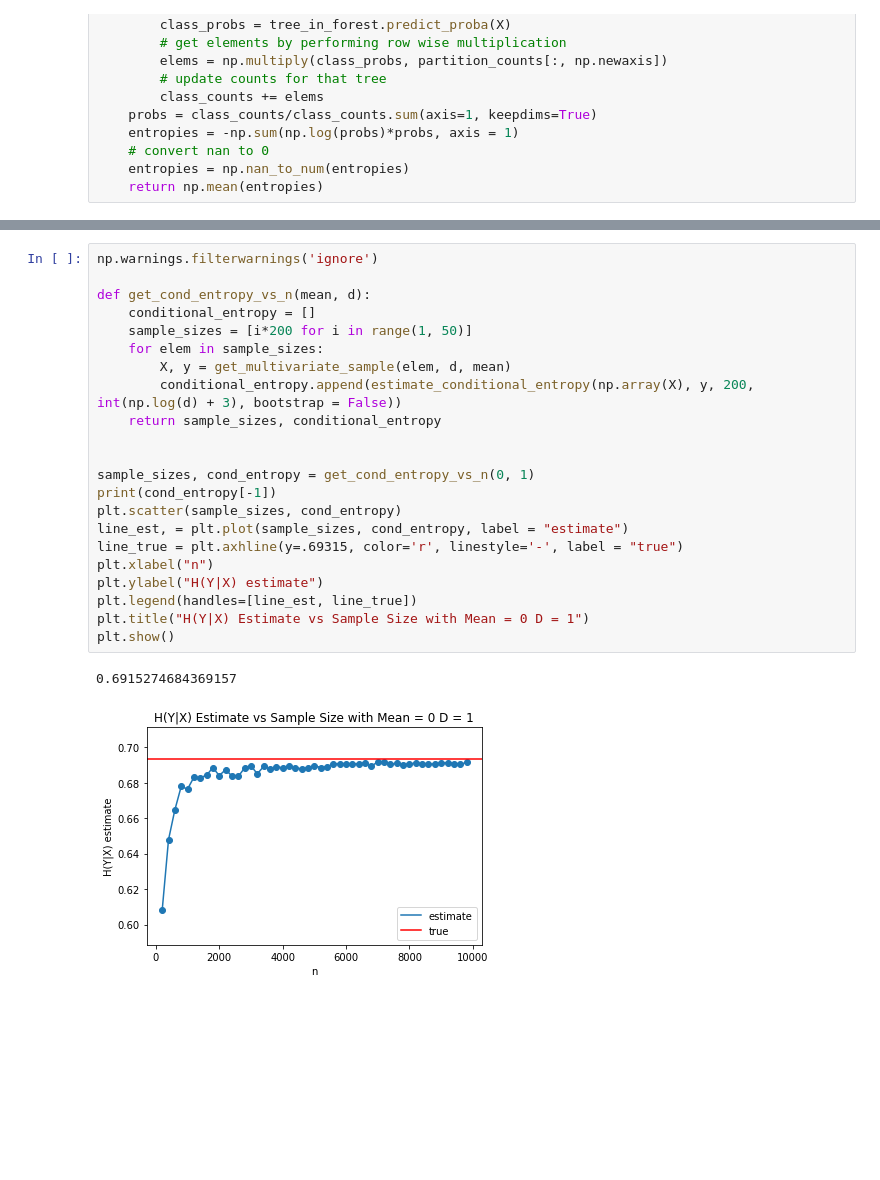
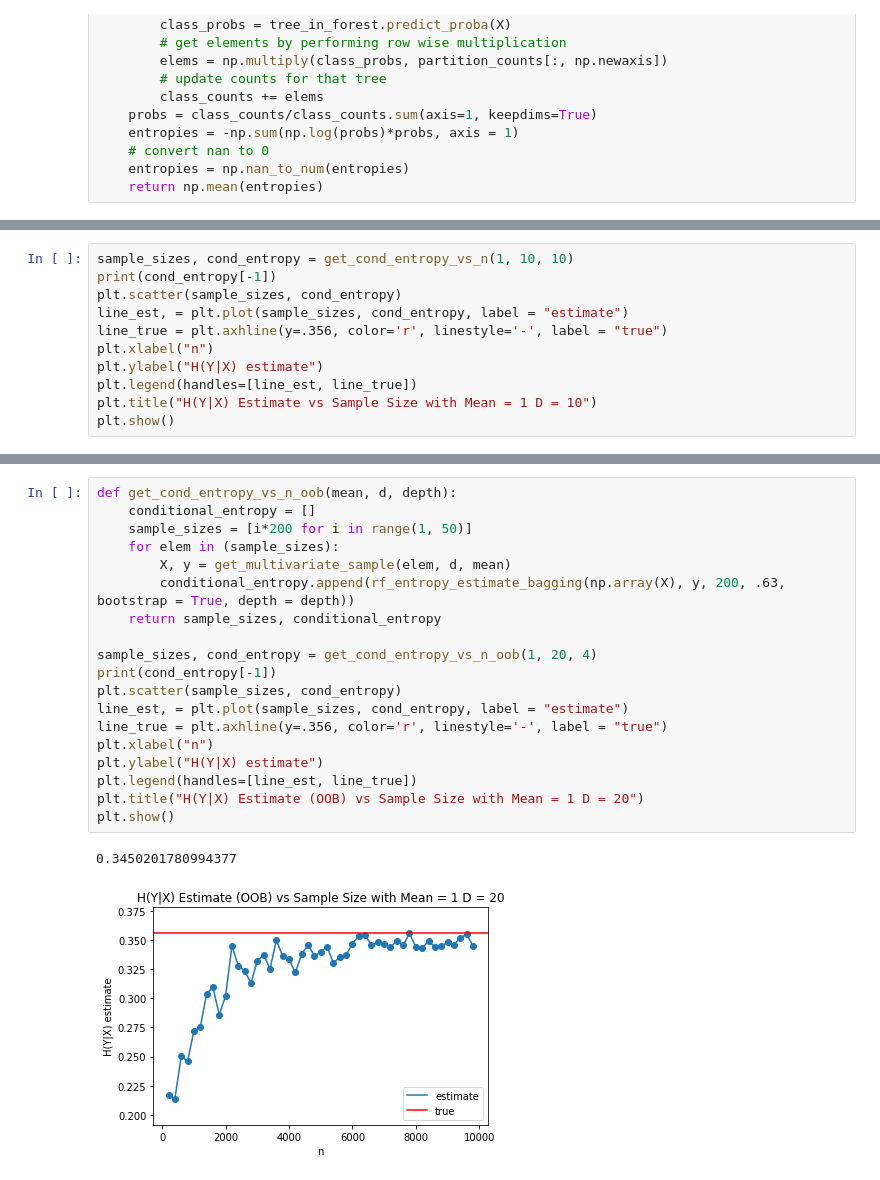
Before and after one commit to rguo123/conditional_entropy_forests, a Jupyter notebook: Random Forest Estimate in High Dimensions.ipynb, the cells around one changed output, grey strips where cells are left out. Drawn from its saved outputs; the diff is of its cells as text; blank space fills up the shorter version.

```diff
--- a/Random Forest Estimate in High Dimensions.ipynb
+++ b/Random Forest Estimate in High Dimensions.ipynb
@@ -85,0 +241,11 @@ def estimate_conditional_entropy(X, y, n_trees = 10, max_depth = None, bootstrap
+# %%
+sample_sizes, cond_entropy = get_cond_entropy_vs_n(1, 10, 10)
+print(cond_entropy[-1])
+plt.scatter(sample_sizes, cond_entropy)
+line_est, = plt.plot(sample_sizes, cond_entropy, label = "estimate")
+line_true = plt.axhline(y=.356, color='r', linestyle='-', label = "true")
+plt.xlabel("n")
+plt.ylabel("H(Y|X) estimate")
+plt.legend(handles=[line_est, line_true])
+plt.title("H(Y|X) Estimate vs Sample Size with Mean = 1 D = 10")
+plt.show()
@@ -86,26 +262,23 @@ def estimate_conditional_entropy(X, y, n_trees = 10, max_depth = None, bootstrap
 # %%
-np.warnings.filterwarnings('ignore')
-
-def get_cond_entropy_vs_n(mean, d):
+def get_cond_entropy_vs_n_oob(mean, d, depth):
     conditional_entropy = []
     sample_sizes = [i*200 for i in range(1, 50)]
-    for elem in sample_sizes:
+    for elem in (sample_sizes):
         X, y = get_multivariate_sample(elem, d, mean)
-        conditional_entropy.append(estimate_conditional_entropy(np.array(X), y, 200, int(np.log(d) + 3), bootstrap = False))
+        conditional_entropy.append(rf_entropy_estimate_bagging(np.array(X), y, 200, .63, bootstrap = True, depth = depth))
     return sample_sizes, conditional_entropy
 
-
-sample_sizes, cond_entropy = get_cond_entropy_vs_n(0, 1)
+sample_sizes, cond_entropy = get_cond_entropy_vs_n_oob(1, 20, 4)
 print(cond_entropy[-1])
 plt.scatter(sample_sizes, cond_entropy)
 line_est, = plt.plot(sample_sizes, cond_entropy, label = "estimate")
-line_true = plt.axhline(y=.69315, color='r', linestyle='-', label = "true")
+line_true = plt.axhline(y=.356, color='r', linestyle='-', label = "true")
 plt.xlabel("n")
 plt.ylabel("H(Y|X) estimate")
 plt.legend(handles=[line_est, line_true])
-plt.title("H(Y|X) Estimate vs Sample Size with Mean = 0 D = 1")
+plt.title("H(Y|X) Estimate (OOB) vs Sample Size with Mean = 1 D = 20")
 plt.show()
 # %% [output]
-0.6915274684369157
+0.3450201780994377
-[figure, old version]
+[figure, new version]
 # %%
```
Also changed, not shown: parts of 27 cells of this notebook, 3 other files.
